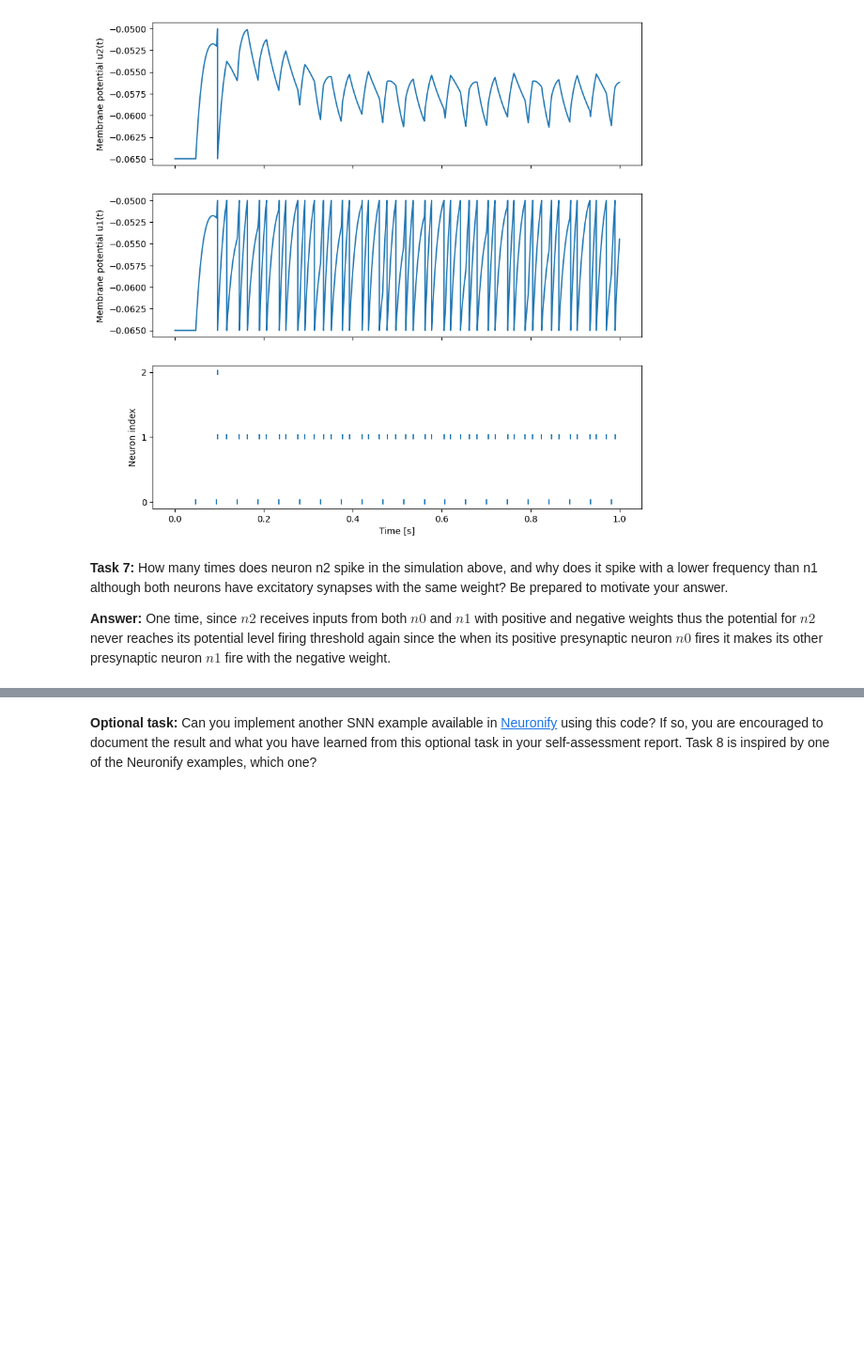
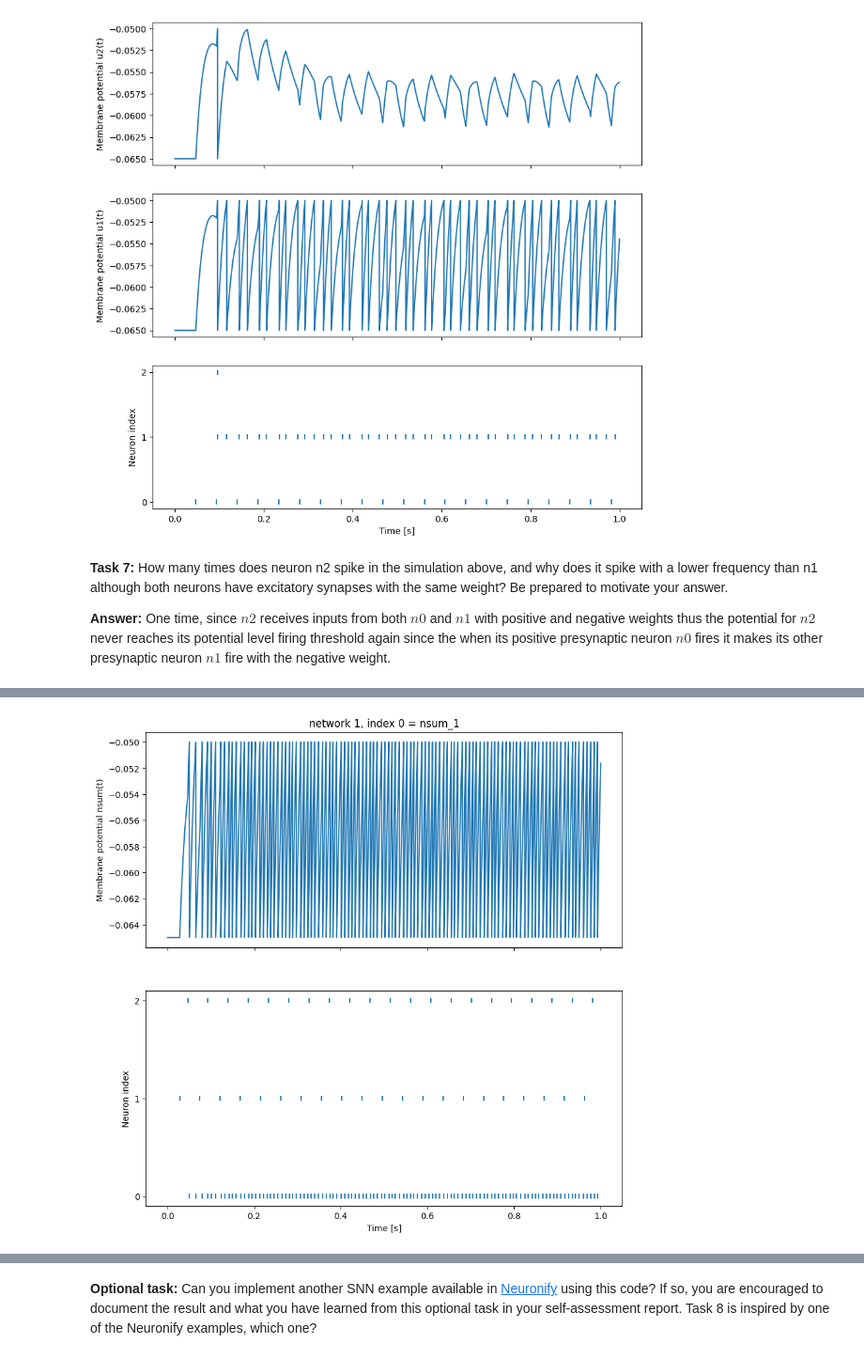
Before and after one commit to jacomoel/d7046e, a Jupyter notebook: exercises/SNN-Exercise-1.ipynb, the cells around one changed output, grey strips where cells are left out. Shown at 94% size. Drawn from its saved outputs; the diff is of its cells as text; code cells hidden in the pictures; blank space fills up the shorter version.

```diff
--- a/exercises/SNN-Exercise-1.ipynb
+++ b/exercises/SNN-Exercise-1.ipynb
@@ -708,67 +708,78 @@ With two input neurons ???
 # %%
 # Code for Task 8
 
-# idk should make array of three networks one with one input neuron to nsum and one with two etc
-
+# Input neurons
 in1 = lif_cic_neuron(200e-12)
 in2 = lif_cic_neuron(200e-12)
 in3 = lif_cic_neuron(200e-12)
 in4 = lif_cic_neuron(200e-12)
 in5 = lif_cic_neuron(200e-12)
 
-nsum = lif_neuron(5);       # should have 5 input neurons
 
-nsum['w_syn'][0] = 300e-12  # 300pA synapses
-nsum['w_syn'][0] = 300e-12
-nsum['w_syn'][1] = 300e-12
-nsum['w_syn'][2] = 300e-12
-nsum['w_syn'][3] = 300e-12
-nsum['w_syn'][4] = 300e-12
+# three different networks
+nsum_0 = lif_neuron(1)
+net0 = [nsum_0, in1]
+net0[0]['w_syn'][0] = 300e-12
+conn0 = [
+    [0, 0, 1],
+]
 
-neurons = [nsum, in1, in2, in3, in4, in5]
+nsum_1 = lif_neuron(2)
+net1 = [nsum_1, in1, in2]
+net1[0]['w_syn'][0] = 300e-12
+net1[0]['w_syn'][1] = 300e-12
+conn1 = [
+    [0, 0, 1],
+    [0, 1, 2]
+]
 
+nsum_2 = lif_neuron(5)
+net2 = [nsum_2, in1, in2, in3, in4, in5]
+net2[0]['w_syn'][0] = 300e-12
+net2[0]['w_syn'][1] = 300e-12
+net2[0]['w_syn'][2] = 300e-12
+net2[0]['w_syn'][3] = 300e-12
+net2[0]['w_syn'][4] = 300e-12
+conn2 = [
+    [0, 0, 1],
+    [0, 1, 2],
+    [0, 2, 3],
+    [0, 3, 4],
+    [0, 4, 5]
+]
 
-connections = [
-    [0,0,1],           # nsum gets input spikes from in1 on synapse 0
-    [0,1,2],
-    [0,2,3],
-    [0,3,4],
-    [0,4,5],           # nsum gets input spikes from in5 on synapse 4
-]
+nets = [(net0, conn0, "network 0, index 0 = nsum_0"), (net1, conn1, "network 1, index 0 = nsum_1"), (net2, conn2, "network 2, index 0 = nsum_2")]
 
 dt = 1e-5
 t0 = 0
-t = t0
+t_end = t0 + 1
 
+for neurons, connections, title in nets:
+    t = t0
+    tv = []
+    u_nsum = []
+    t_spike = []
+    n_spike = []
 
-tv = []
-u_nsum = []
-t_spike = []
-n_spike = []
+    while t < t_end:
+        spikes = snn_update(dt, t, neurons, connections)
+        tv.append(t)
+        u_nsum.append(neurons[0]['u'])
 
-while t < t0 + 1:
+        if len(spikes) > 0:
+            for s in spikes:
+                t_spike.append(t)
+                n_spike.append(s)
 
-    spikes = snn_update(dt, t, neurons, connections)
+        t += dt
 
-    tv.append(t)
-    u_nsum.append(nsum['u'])
+    print(f"Firing rate for {title}, {n_spike.count(0)} spikes/sec")
 
-    if len(spikes) > 0:
-        for s in spikes:        # loop and add spikes to
-            t_spike.append(t)
-            n_spike.append(s)
-
-    t += dt
-
-
-plt.rcParams['figure.figsize'] = [10, 10]
-fig, (ax1, ax2) = plt.subplots(2, 1, sharex=True)
-
-ax1.plot(tv, u_nsum)
-ax1.set_ylabel("Membrane potential nsum(t)")
-ax1.set_title("Membrane Potential of nsum with 5 Input Neurons")
-
-rasterplot(ax2, t_spike, n_spike, "Time [s]", "Neuron index")
-
-plt.show()
+    plt.rcParams['figure.figsize'] = [10, 10]
+    fig, (ax1, ax2) = plt.subplots(2, 1, sharex=True)
+    ax1.plot(tv, u_nsum)
+    ax1.set_ylabel("Membrane potential nsum(t)")
+    ax1.set_title(title)
+    rasterplot(ax2, t_spike, n_spike, "Time [s]", "Neuron index")
+    plt.show()
 # %% [output]
@@ -775,0 +789 @@ plt.show()
+[figure, added]
```
Also changed, not shown: parts of 5 cells of this notebook.
